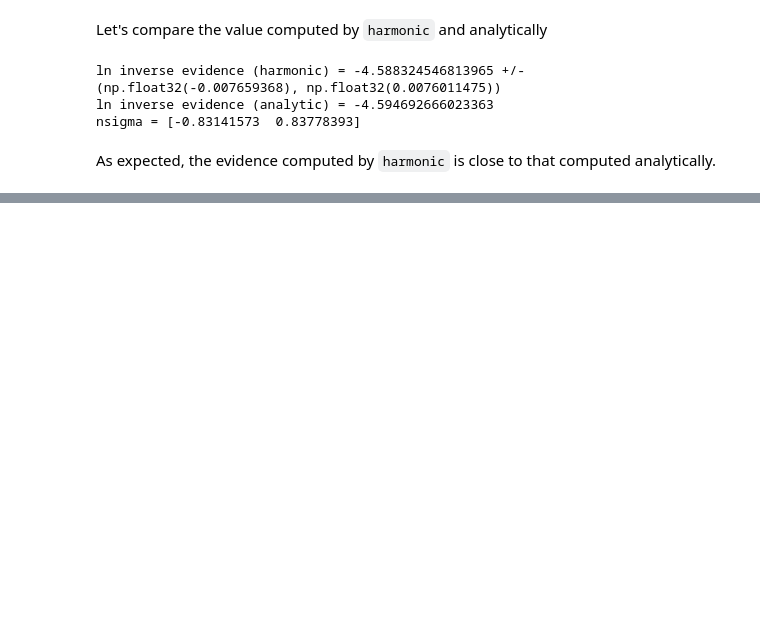
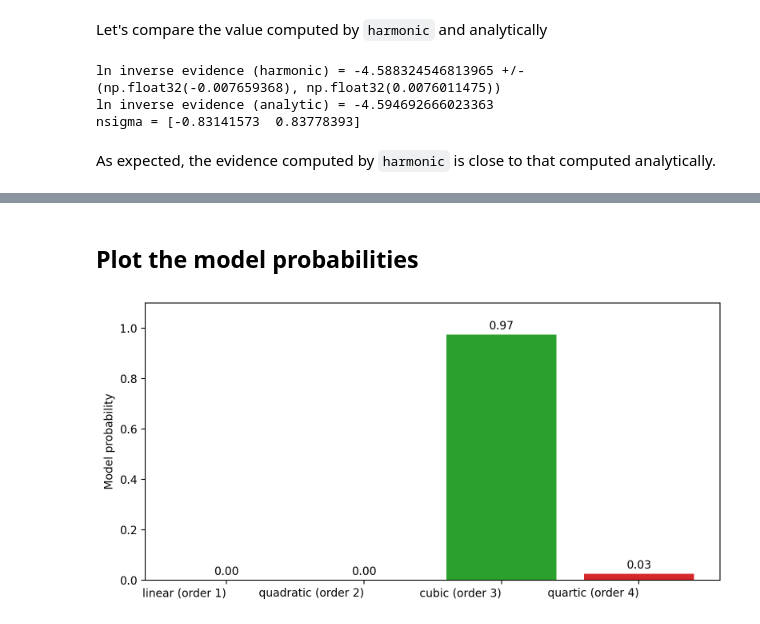
Before and after one commit to astro-informatics/tutorial_harmonic, a Jupyter notebook: tutorial.ipynb, the cells around one changed output, grey strips where cells are left out. Drawn from its saved outputs; the diff is of its cells as text; code cells hidden in the pictures; blank space fills up the shorter version.

```diff
--- a/tutorial.ipynb
+++ b/tutorial.ipynb
@@ -182,0 +276,19 @@ As expected, the evidence computed by `harmonic` is close to that computed analy
+# %%
+def log_prior(params, bounds):
+    """Log-density of independent uniform priors.
+
+    Args:
+        params (array-like): parameter vector of shape (D,).
+        bounds (sequence): sequence of (low, high) pairs length D.
+
+    Returns:
+        float: log prior (finite) when all params within bounds, otherwise -inf.
+    """
+    params = np.asarray(params)
+    bnds = np.asarray(bounds, dtype=float)
+
+    lows = bnds[:, 0]
+    highs = bnds[:, 1]
+
+    widths = highs - lows
+    return -np.sum(np.log(widths))
@@ -182,0 +644,15 @@ As expected, the evidence computed by `harmonic` is close to that computed analy
+# %% [markdown]
+## Plot the model probabilities
+# %%
+fig2 = plot_model_probabilities(
+    ln_Zs=[ln_Z_linear, ln_Z_quadratic, ln_Z_cubic, ln_Z_quartic],
+    labels=[
+        "linear (order 1)",
+        "quadratic (order 2)",
+        "cubic (order 3)",
+        "quartic (order 4)",
+    ],
+)
+plt.show()
+# %% [output]
+[figure, added]
```
Also changed, not shown: parts of 31 cells of this notebook.
